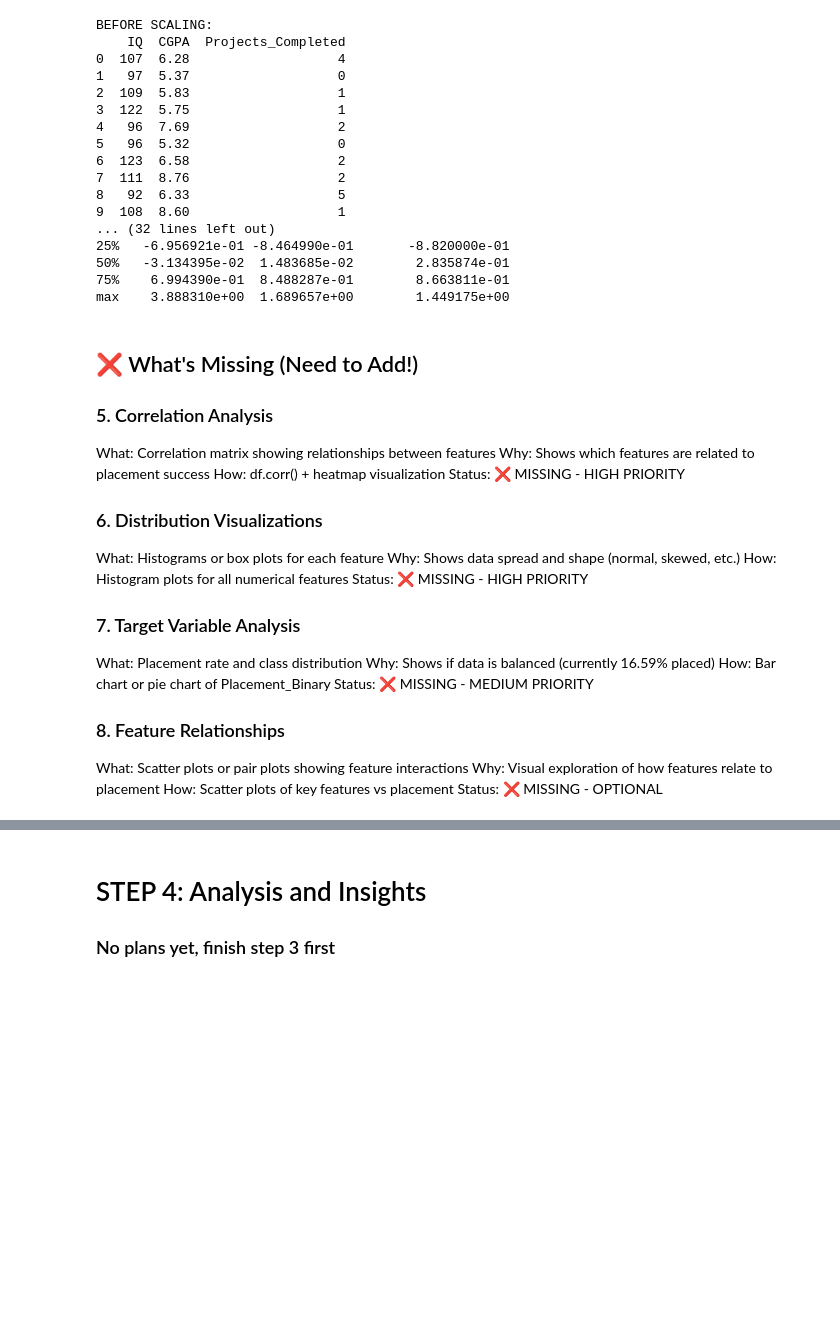
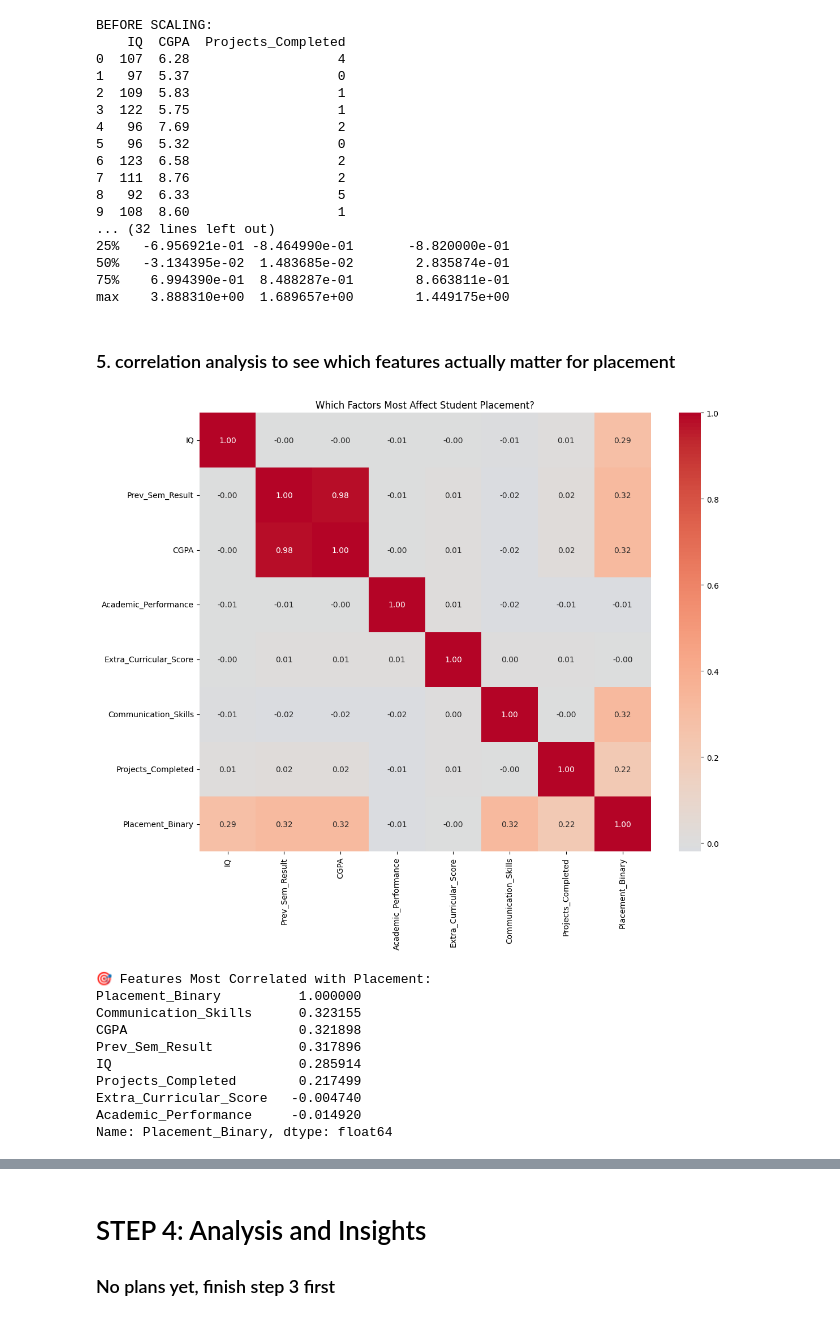
Before and after one commit to SundenJaeger/data-analysis-techniques, a Jupyter notebook: Finals.ipynb, the cells around one changed output, grey strips where cells are left out. Cells and saved outputs as stored; diff of their text form; code cells hidden in the pictures; blank space fills up the shorter version.

Commit message:
Complete step 3 for finals, need to check

```diff
--- a/Finals.ipynb
+++ b/Finals.ipynb
@@ -201,32 +209,32 @@ BEFORE SCALING:
 50%   -3.134395e-02  1.483685e-02        2.835874e-01
 75%    6.994390e-01  8.488287e-01        8.663811e-01
 max    3.888310e+00  1.689657e+00        1.449175e+00
-# %% [markdown]
-## ❌ What's Missing (Need to Add!)
-### 5. Correlation Analysis
-
-What: Correlation matrix showing relationships between features
-Why: Shows which features are related to placement success
-How: df.corr() + heatmap visualization
-Status: ❌ MISSING - HIGH PRIORITY
-
-### 6. Distribution Visualizations
-
-What: Histograms or box plots for each feature
-Why: Shows data spread and shape (normal, skewed, etc.)
-How: Histogram plots for all numerical features
-Status: ❌ MISSING - HIGH PRIORITY
-
-### 7. Target Variable Analysis
-
-What: Placement rate and class distribution
-Why: Shows if data is balanced (currently 16.59% placed)
-How: Bar chart or pie chart of Placement_Binary
-Status: ❌ MISSING - MEDIUM PRIORITY
-
-### 8. Feature Relationships
-
-What: Scatter plots or pair plots showing feature interactions
-Why: Visual exploration of how features relate to placement
-How: Scatter plots of key features vs placement
-Status: ❌ MISSING - OPTIONAL
+# %% [markdown]
+### 5. correlation analysis to see which features actually matter for placement
+# %%
+# 1. CORRELATION ANALYSIS - Shows which features affect placement
+correlation = df_scaled[features_to_scale + ['Placement_Binary']].corr()
+
+plt.figure(figsize=(12, 10))
+sns.heatmap(correlation, annot=True, cmap='coolwarm', center=0, fmt='.2f')
+plt.title('Which Factors Most Affect Student Placement?')
+plt.tight_layout()
+plt.savefig('correlation_heatmap.png')
+plt.show()
+
+# Show top correlations
+placement_corr = correlation['Placement_Binary'].sort_values(ascending=False)
+print("\n🎯 Features Most Correlated with Placement:")
+print(placement_corr)
+# %% [output]
+[figure, added]
+🎯 Features Most Correlated with Placement:
+Placement_Binary          1.000000
+Communication_Skills      0.323155
+CGPA                      0.321898
+Prev_Sem_Result           0.317896
+IQ                        0.285914
+Projects_Completed        0.217499
+Extra_Curricular_Score   -0.004740
+Academic_Performance     -0.014920
+Name: Placement_Binary, dtype: float64
```
Also changed, not shown: parts of 10 cells of this notebook, 1 other file.
